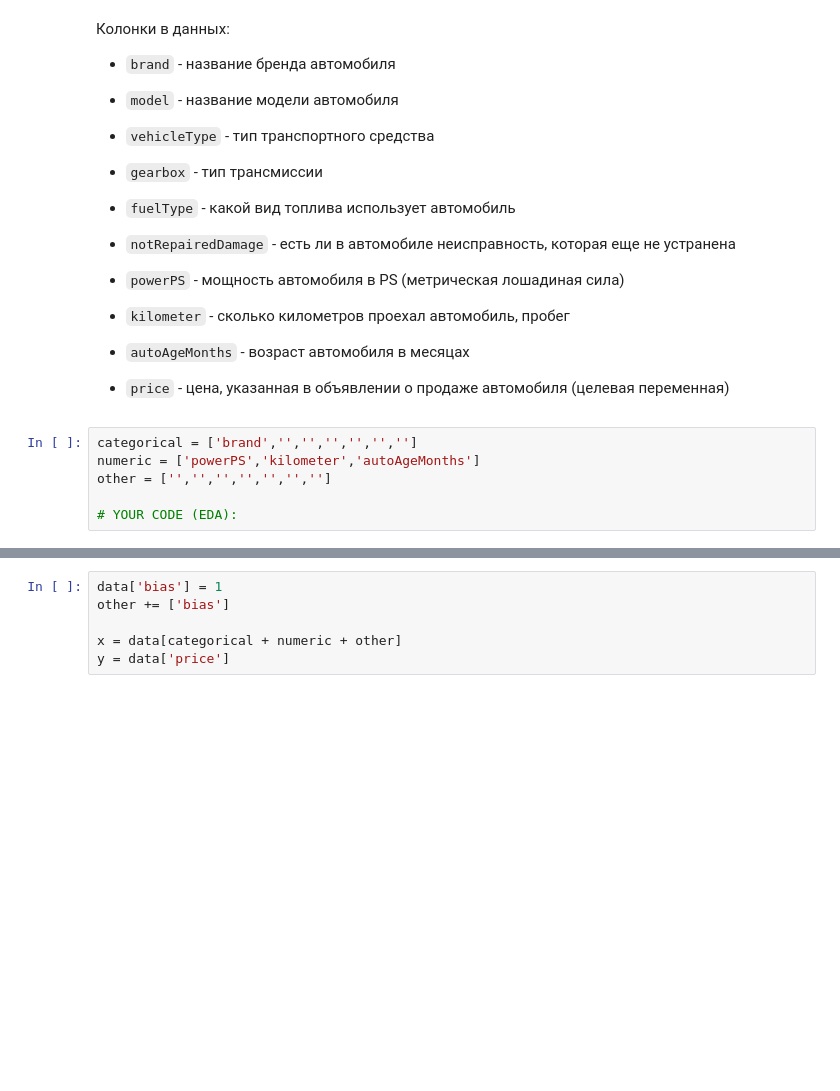
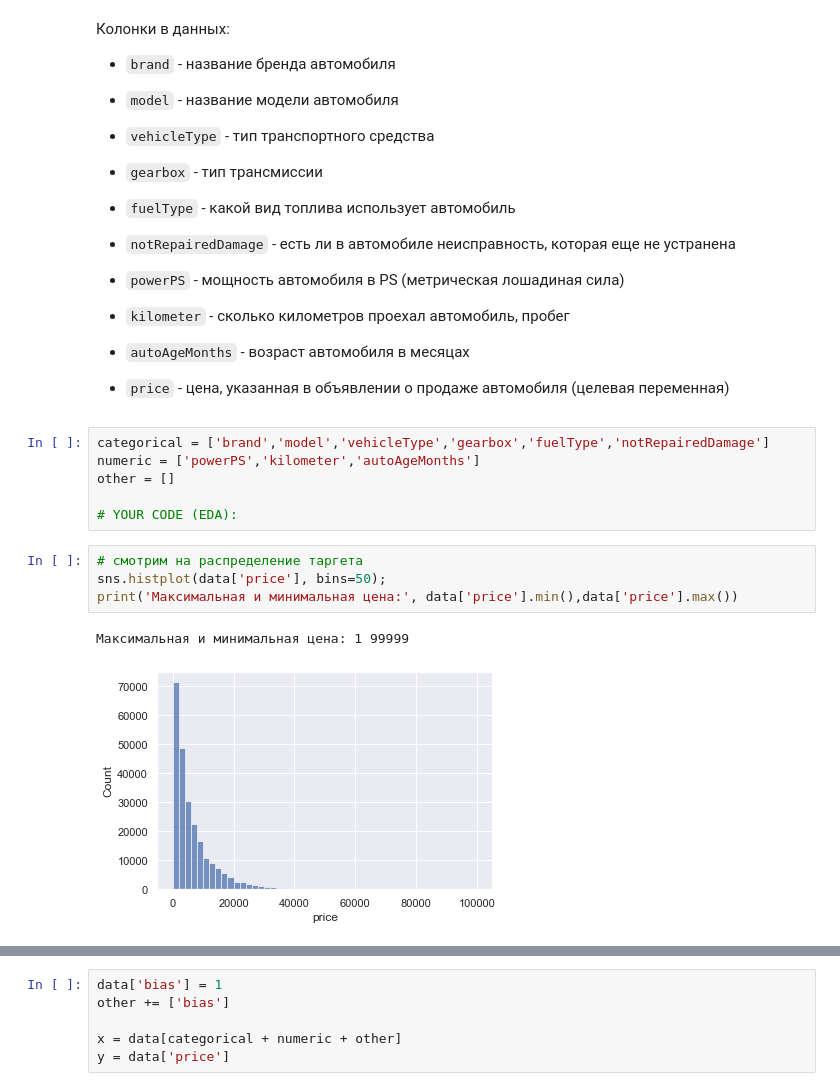
Before and after one commit to AndreyCh20/ml-course-hse-homeworks, a Jupyter notebook: 3/homework-practice-03-gd.ipynb, the cells around one changed output, grey strips where cells are left out. Drawn from its saved outputs; the diff is of its cells as text; blank space fills up the shorter version.

```diff
--- a/3/homework-practice-03-gd.ipynb
+++ b/3/homework-practice-03-gd.ipynb
@@ -360,8 +360,15 @@ data.head()
 
 * `price` - цена, указанная в объявлении о продаже автомобиля (целевая переменная)
 # %%
-categorical = ['brand','','','','','','']
+categorical = ['brand','model','vehicleType','gearbox','fuelType','notRepairedDamage']
 numeric = ['powerPS','kilometer','autoAgeMonths']
-other = ['','','','','','','']
+other = []
 
 # YOUR CODE (EDA):
+# %%
+# смотрим на распределение таргета
+sns.histplot(data['price'], bins=50);
+print('Максимальная и минимальная цена:', data['price'].min(),data['price'].max())
+# %% [output]
+Максимальная и минимальная цена: 1 99999
+[figure, added]
```
Also changed, not shown: parts of 21 cells of this notebook.
